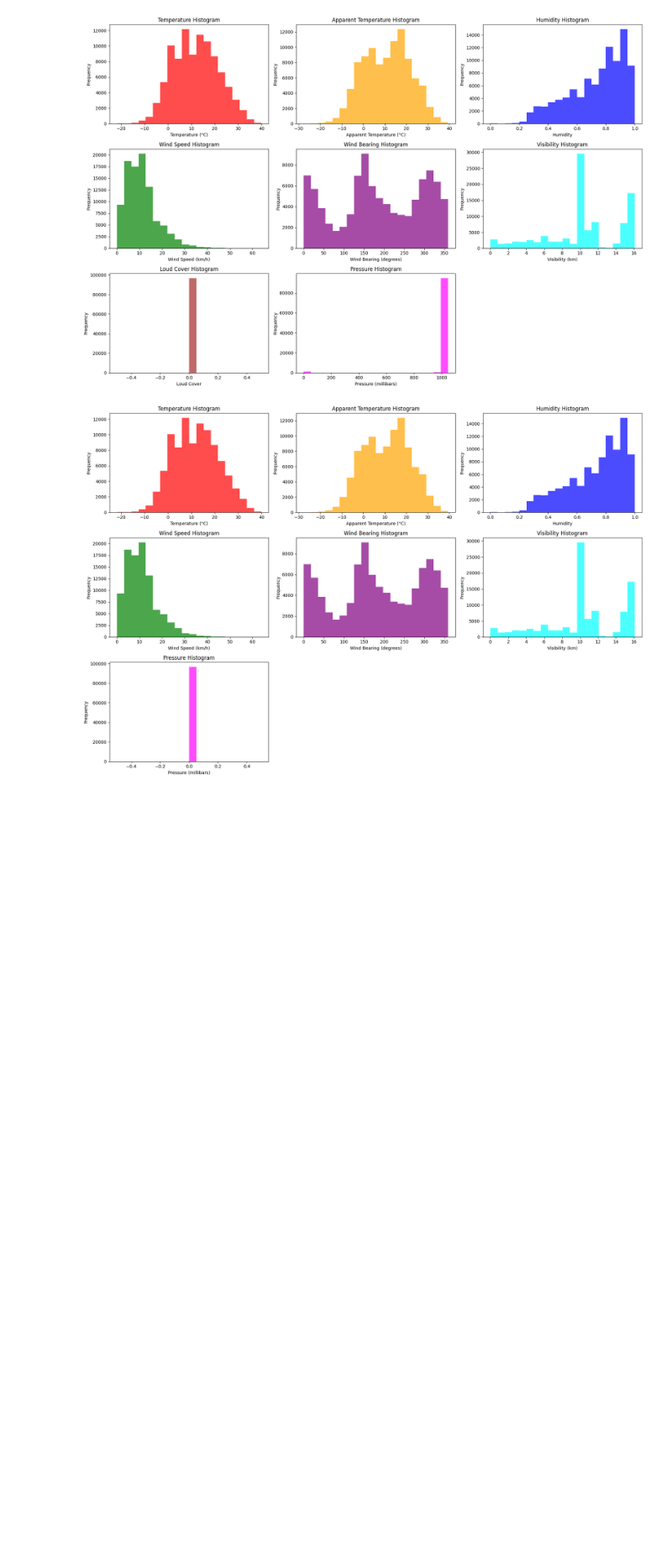
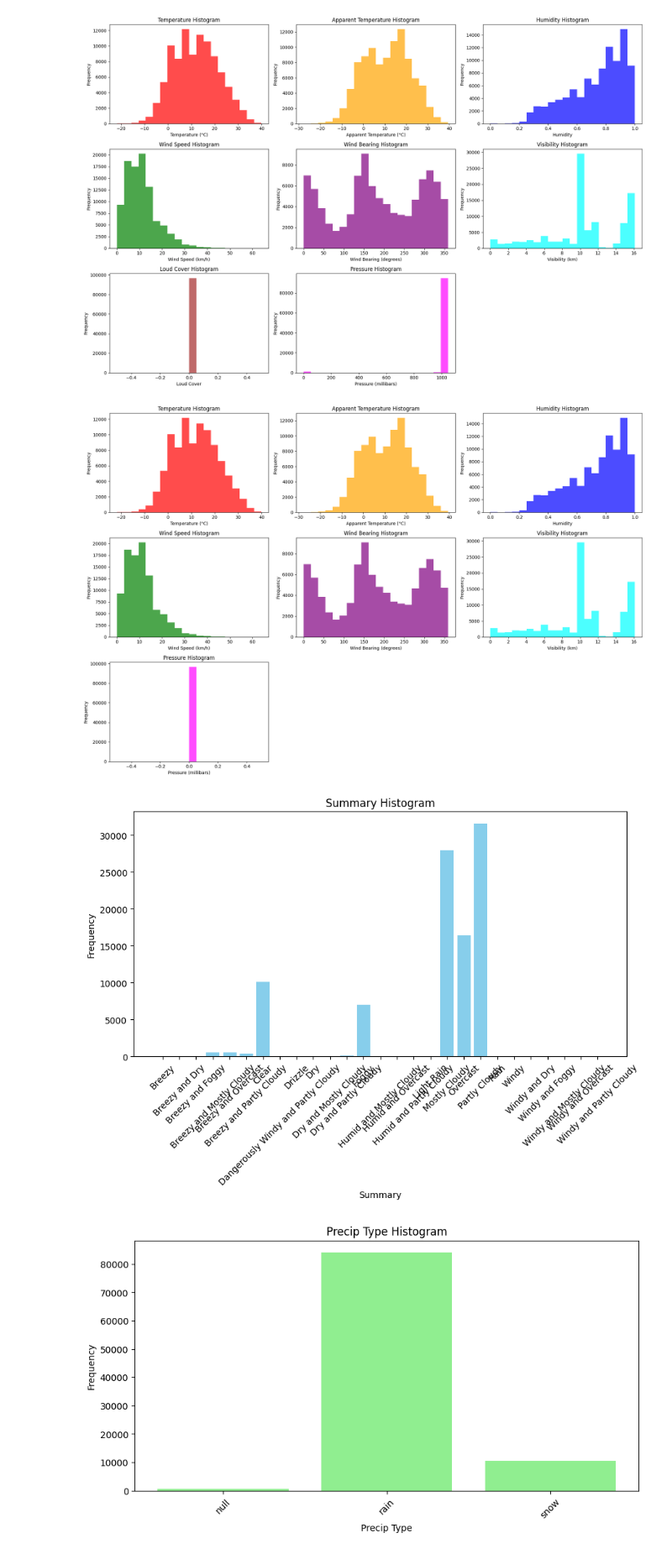
Before and after one commit to nicholashuyhoang/ECE4424_WeatherPrediction, a Jupyter notebook: WeatherPrediction.ipynb, the cells around one changed output. Shown: that part at 84% size. Drawn from its saved outputs; the diff is of its cells as text; code cells hidden in the pictures; blank space fills up the shorter version.

```diff
--- a/WeatherPrediction.ipynb
+++ b/WeatherPrediction.ipynb
@@ -163,3 +163,33 @@ plt.tight_layout()
 plt.show()
 # %% [output]
 [figure]
+# %%
+# Extract features (X) and targets (y)
+X = weatherHistory_processed[1:, 3:].astype(float)  # Features (excluding date and categorical columns)
+summary_labels = weatherHistory_processed[1:, 1]  # Summary labels
+precip_type_labels = weatherHistory_processed[1:, 2]  # Precip Type labels
+
+# Get unique values and their counts for Summary and Precip Type
+summary_values, summary_counts = np.unique(summary_labels, return_counts=True)
+precip_type_values, precip_type_counts = np.unique(precip_type_labels, return_counts=True)
+
+# Plot histograms for Summary
+plt.figure(figsize=(10, 5))
+plt.bar(summary_values, summary_counts, color='skyblue')
+plt.xlabel('Summary')
+plt.ylabel('Frequency')
+plt.title('Summary Histogram')
+plt.xticks(rotation=45)
+plt.show()
+
+# Plot histograms for Precip Type
+plt.figure(figsize=(10, 5))
+plt.bar(precip_type_values, precip_type_counts, color='lightgreen')
+plt.xlabel('Precip Type')
+plt.ylabel('Frequency')
+plt.title('Precip Type Histogram')
+plt.xticks(rotation=45)
+plt.show()
+# %% [output]
+[figure, added]
+[figure, added]
```
Also changed, not shown: parts of 9 cells of this notebook.
